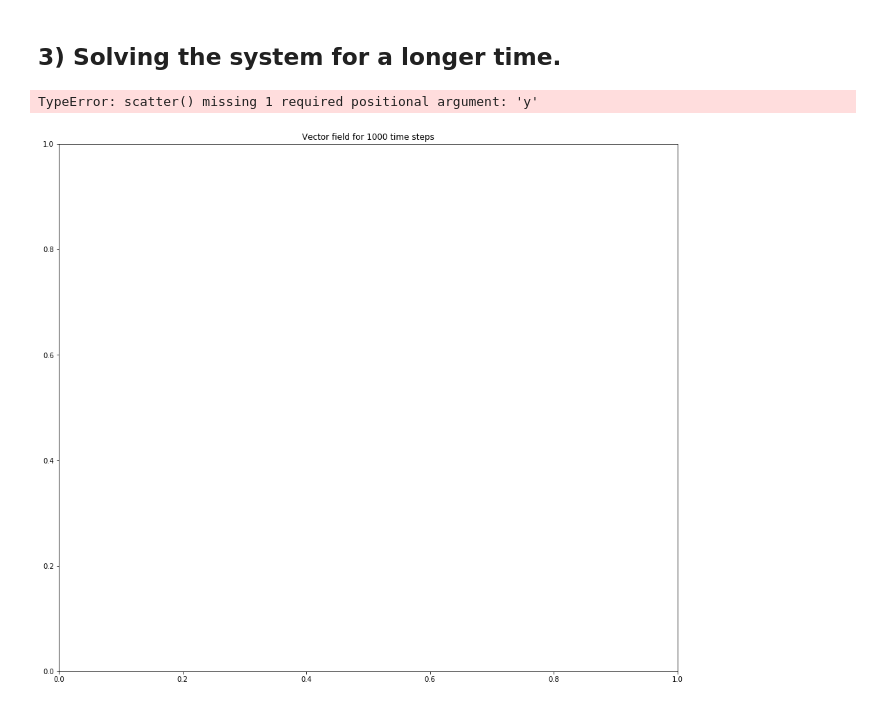
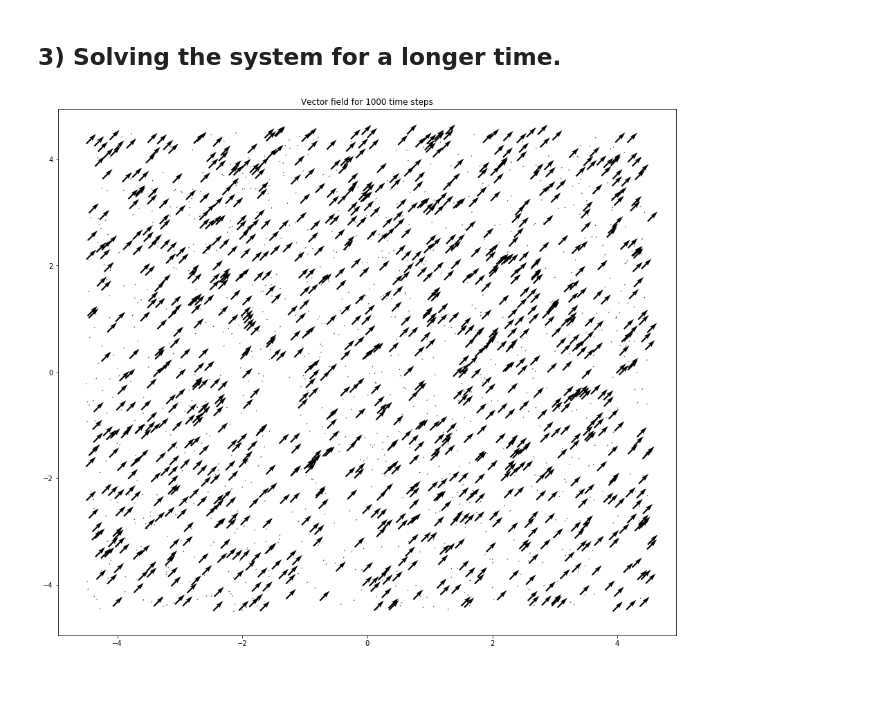
Before and after one commit to ameliescb/EX1_practikum_crowd_modelling, a Jupyter notebook: Exercise 5/Task3/task3.ipynb, the cells around one changed output. Saved outputs shown, nothing was run; the diff lists cells and outputs as text; code cells hidden in the pictures.

```diff
--- a/Exercise 5/Task3/task3.ipynb
+++ b/Exercise 5/Task3/task3.ipynb
@@ -194,20 +194,17 @@ def long_time_solving(x0,x1,L,Cs,dt=0.1,num_iter = 20) :
 # %%
 L = 200
 dt = 0.1
 num_iter = 10000
 states = long_time_solving(x0,x1,L,Cs,dt=dt,num_iter = num_iter)
 xf = states[-1]
 
 v = (xf - x0)/dt
 dx = v[:,0]
 dy = v[:,1]
 
 plt.figure(figsize=(16,14))
 plt.title('Vector field for '+str(int(dt*num_iter))+' time steps')
-plt.scatter(x0,c='k')
-plt.scatter(x1,c='k')
 plt.quiver(x0[0,:], x0[1,:], dx, dy)
 plt.show()
 # %% [output]
-TypeError: scatter() missing 1 required positional argument: 'y'
-[figure, old version]
+[figure, new version]
```
